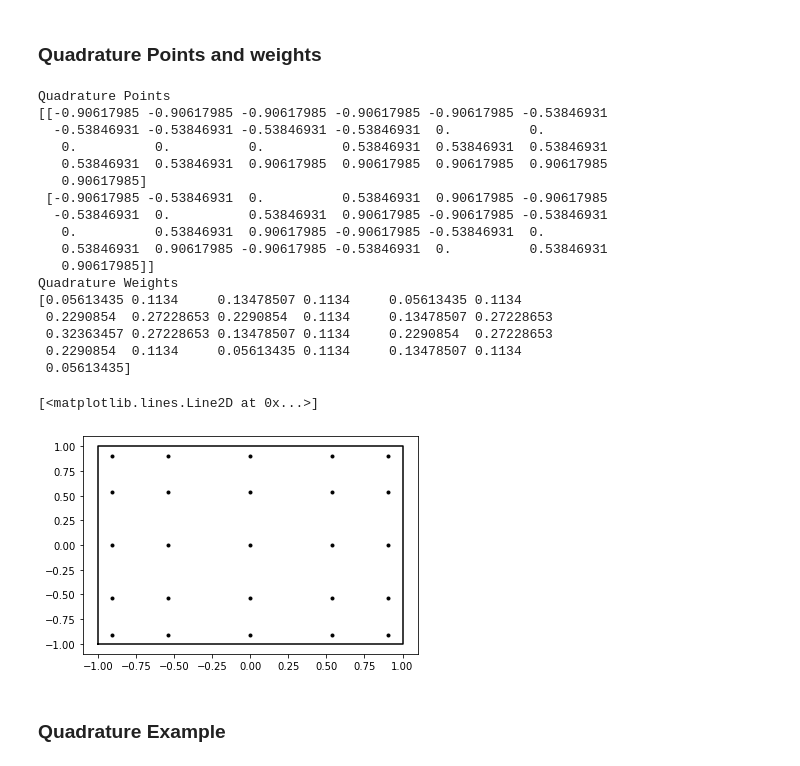
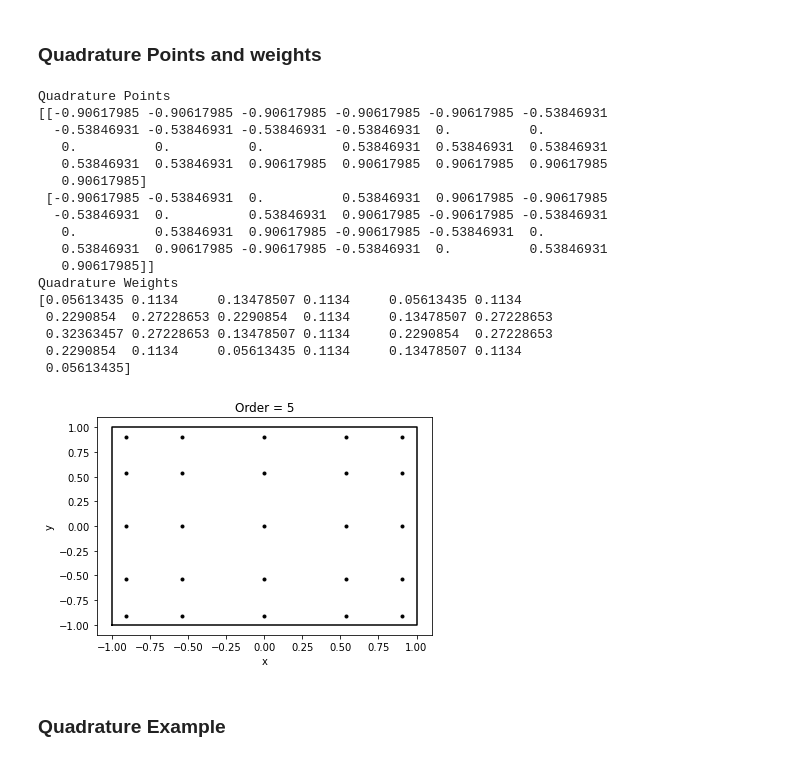
Before and after one commit to caleblogemann/pydogpack, a Jupyter notebook: pydogpack/utils/quadrature.ipynb, the cells around one changed output. Drawn from its saved outputs; the diff is of its cells as text; code cells hidden in the pictures.

```diff
--- a/pydogpack/utils/quadrature.ipynb
+++ b/pydogpack/utils/quadrature.ipynb
@@ -74,35 +74,38 @@ quad_order = 5
 tuple_ = quadrature.gauss_pts_and_wgts_2d_square_canonical(quad_order)
 quad_pts = tuple_[0]
 quad_wgts = tuple_[1]
 print("Quadrature Points")
 print(quad_pts)
 print("Quadrature Weights")
 print(quad_wgts)
 fig, axes = plt.subplots()
 axes.plot(quad_pts[0], quad_pts[1], 'k.')
 x = np.append(vertices[:, 0], vertices[0, 0])
 y = np.append(vertices[:, 1], vertices[0, 1])
 axes.plot(x, y, 'k')
+axes.set_xlabel("x")
+axes.set_ylabel("y")
+axes.set_title("Order = " + str(quad_order))
+fig.savefig("rectangular_quad_" + str(quad_order) + ".pdf")
 # %% [output]
 Quadrature Points
 [[-0.90617985 -0.90617985 -0.90617985 -0.90617985 -0.90617985 -0.53846931
   -0.53846931 -0.53846931 -0.53846931 -0.53846931  0.          0.
    0.          0.          0.          0.53846931  0.53846931  0.53846931
    0.53846931  0.53846931  0.90617985  0.90617985  0.90617985  0.90617985
    0.90617985]
  [-0.90617985 -0.53846931  0.          0.53846931  0.90617985 -0.90617985
   -0.53846931  0.          0.53846931  0.90617985 -0.90617985 -0.53846931
    0.          0.53846931  0.90617985 -0.90617985 -0.53846931  0.
    0.53846931  0.90617985 -0.90617985 -0.53846931  0.          0.53846931
    0.90617985]]
 Quadrature Weights
 [0.05613435 0.1134     0.13478507 0.1134     0.05613435 0.1134
  0.2290854  0.27228653 0.2290854  0.1134     0.13478507 0.27228653
  0.32363457 0.27228653 0.13478507 0.1134     0.2290854  0.27228653
  0.2290854  0.1134     0.05613435 0.1134     0.13478507 0.1134
  0.05613435]
-[<matplotlib.lines.Line2D at 0x...>]
-[figure, old version]
+[figure, new version]
 # %% [markdown]
 ### Quadrature Example
 # %%
```
Also changed, not shown: parts of 1 cell of this notebook, 3 other files.
